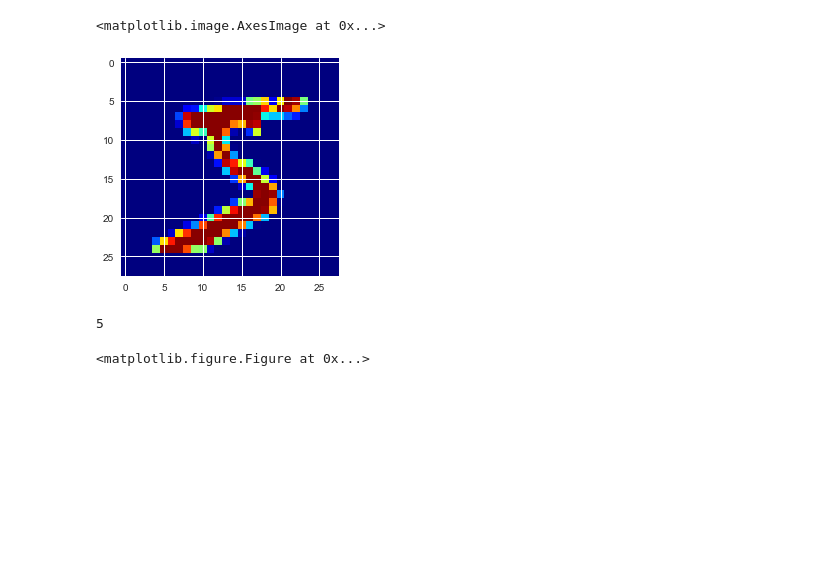
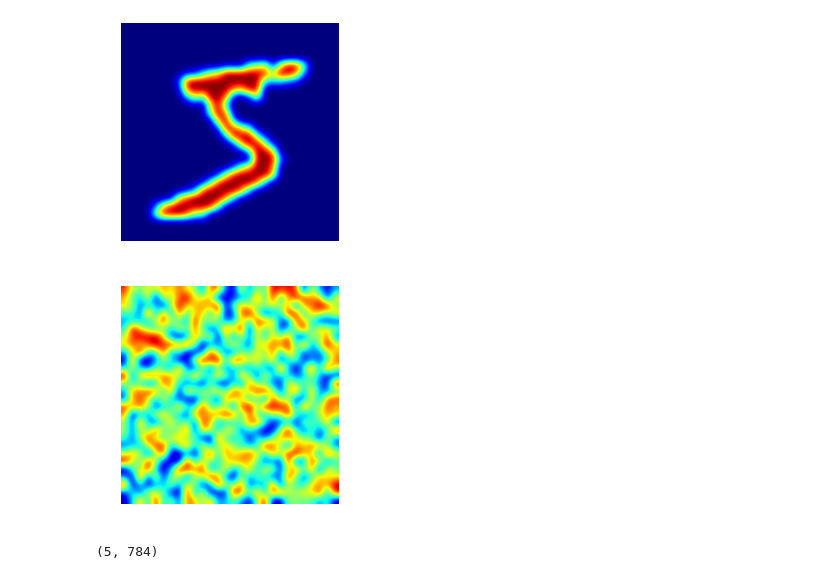
Before and after one commit to davidjuliancaldwell/machine-learning-class, a Jupyter notebook: hw3/prob3_kmeanscluster_notebook.ipynb, the cells around one changed output. Drawn from its saved outputs; the diff is of its cells as text; code cells hidden in the pictures; blank space fills up the shorter version.

```diff
--- a/hw3/prob3_kmeanscluster_notebook.ipynb
+++ b/hw3/prob3_kmeanscluster_notebook.ipynb
@@ -26,17 +107,16 @@ def load_dataset():
 # %%
 x_train,x_test,labels_train,labels_test = load_dataset()
-# %%
-# demean
-
-single_image = np.reshape(x_train[0][:],[28,28])
-plt.imshow(single_image)
-plt.show()
-labels_train[0]
-# %% [output]
-<matplotlib.image.AxesImage at 0x...>
-[figure, removed]
-5
-# %%
-plt.set_cmap('jet')
-# %% [output]
-<matplotlib.figure.Figure at 0x...>
+# %%
+x_train_subset = x_train[1:5000,:]
+
+# demean
+
+visualize_image(x_train[0][:])
+
+
+initialized = init_random_k_clusters(5)
+
+visualize_image(initialized[1,:])
+# %% [output]
+[figure, added]
+[figure, added]
@@ -42,0 +127,4 @@ plt.set_cmap('jet')
+# %%
+centroids.shape
+# %% [output]
+(5, 784)
```
Also changed, not shown: parts of 11 cells of this notebook, 3 other files.
